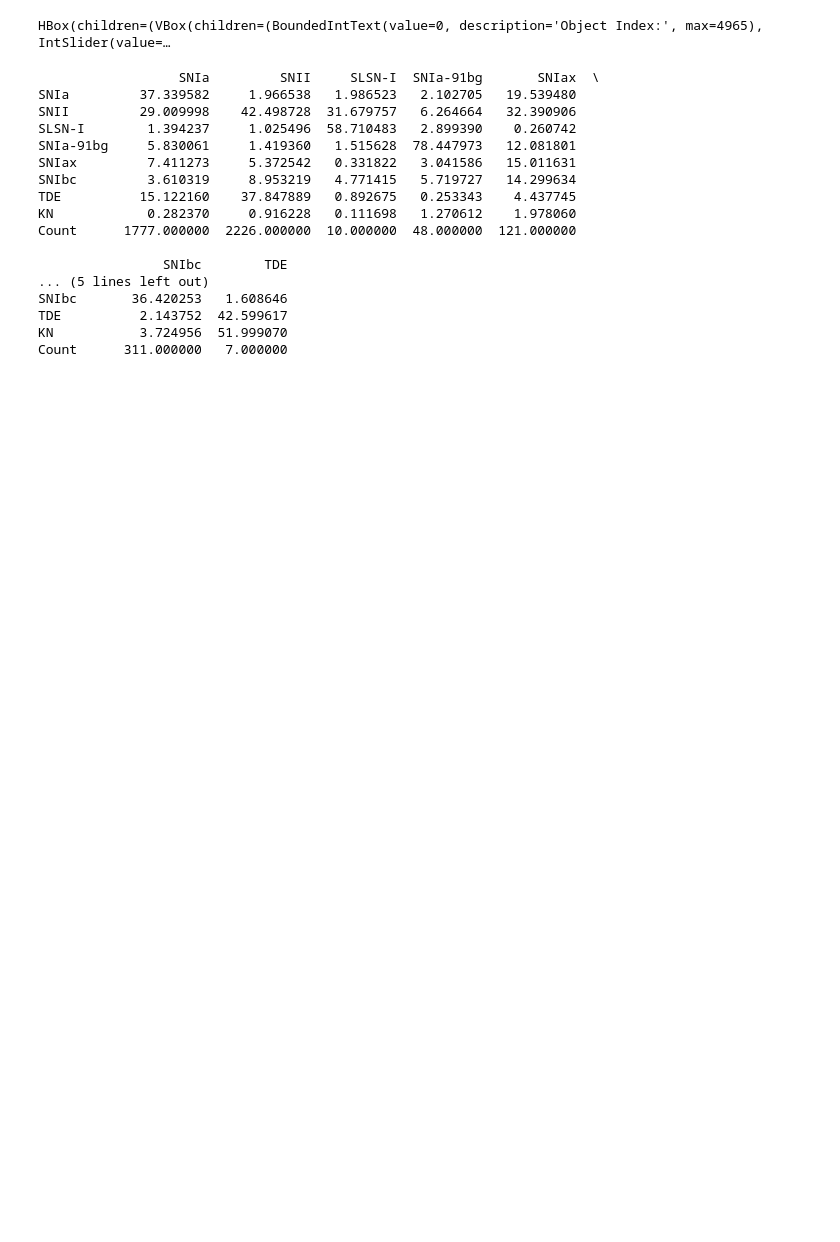
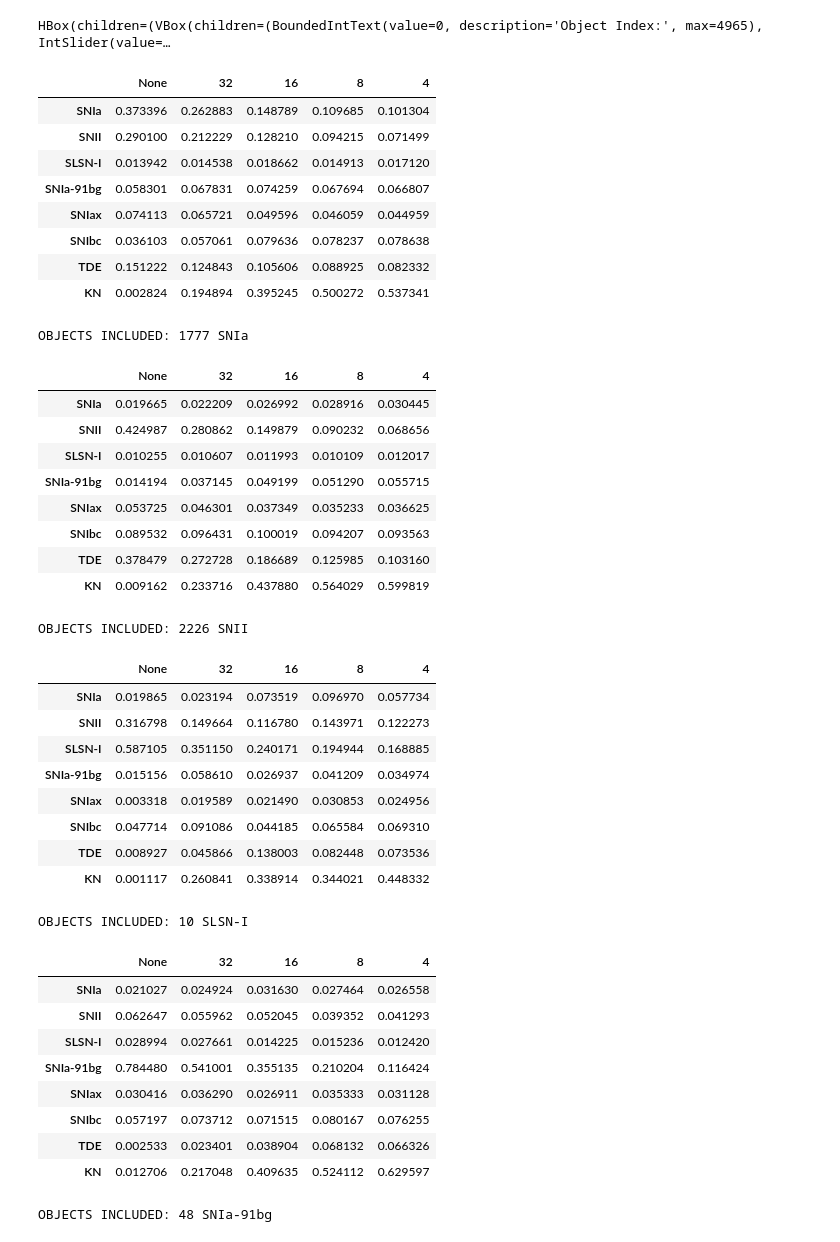
Before and after one commit to johndelker/parsnip_testing, a Jupyter notebook: limitation_testing.ipynb, the cells around one changed output. Saved outputs shown, nothing was run; the diff lists cells and outputs as text; code cells hidden in the pictures; blank space fills up the shorter version.

```diff
--- a/limitation_testing.ipynb
+++ b/limitation_testing.ipynb
@@ -377,22 +404,45 @@ HBox(children=(VBox(children=(BoundedIntText(value=0, description='Object Index:
 # %%
-test_classifications = limitation_test(4500, all_bands)
+test_classifications = limitation_test(4500, all_bands, [32, 16, 8, 4])
-# %%
-print_accuracy(test_classifications)
-# %% [output]
-                  SNIa         SNII     SLSN-I  SNIa-91bg       SNIax  \
-SNIa         37.339582     1.966538   1.986523   2.102705   19.539480
-SNII         29.009998    42.498728  31.679757   6.264664   32.390906
-SLSN-I        1.394237     1.025496  58.710483   2.899390    0.260742
-SNIa-91bg     5.830061     1.419360   1.515628  78.447973   12.081801
-SNIax         7.411273     5.372542   0.331822   3.041586   15.011631
-SNIbc         3.610319     8.953219   4.771415   5.719727   14.299634
-TDE          15.122160    37.847889   0.892675   0.253343    4.437745
-KN            0.282370     0.916228   0.111698   1.270612    1.978060
-Count      1777.000000  2226.000000  10.000000  48.000000  121.000000
-
-                SNIbc        TDE
-... (5 lines left out)
-SNIbc       36.420253   1.608646
-TDE          2.143752  42.599617
-KN           3.724956  51.999070
-Count      311.000000   7.000000
+# %%
+plot_class_grid(test_classifications, class_analyzed = "ALL", max_objects = -1)
+# %% [output]
+|  | None | 32 | 16 | 8 | 4 |
+| SNIa | 0.373396 | 0.262883 | 0.148789 | 0.109685 | 0.101304 |
+| SNII | 0.290100 | 0.212229 | 0.128210 | 0.094215 | 0.071499 |
+| SLSN-I | 0.013942 | 0.014538 | 0.018662 | 0.014913 | 0.017120 |
+| SNIa-91bg | 0.058301 | 0.067831 | 0.074259 | 0.067694 | 0.066807 |
+| SNIax | 0.074113 | 0.065721 | 0.049596 | 0.046059 | 0.044959 |
+| SNIbc | 0.036103 | 0.057061 | 0.079636 | 0.078237 | 0.078638 |
+| TDE | 0.151222 | 0.124843 | 0.105606 | 0.088925 | 0.082332 |
+| KN | 0.002824 | 0.194894 | 0.395245 | 0.500272 | 0.537341 |
+OBJECTS INCLUDED: 1777 SNIa
+|  | None | 32 | 16 | 8 | 4 |
+| SNIa | 0.019665 | 0.022209 | 0.026992 | 0.028916 | 0.030445 |
+| SNII | 0.424987 | 0.280862 | 0.149879 | 0.090232 | 0.068656 |
+| SLSN-I | 0.010255 | 0.010607 | 0.011993 | 0.010109 | 0.012017 |
+| SNIa-91bg | 0.014194 | 0.037145 | 0.049199 | 0.051290 | 0.055715 |
+| SNIax | 0.053725 | 0.046301 | 0.037349 | 0.035233 | 0.036625 |
+| SNIbc | 0.089532 | 0.096431 | 0.100019 | 0.094207 | 0.093563 |
+| TDE | 0.378479 | 0.272728 | 0.186689 | 0.125985 | 0.103160 |
+| KN | 0.009162 | 0.233716 | 0.437880 | 0.564029 | 0.599819 |
+OBJECTS INCLUDED: 2226 SNII
+|  | None | 32 | 16 | 8 | 4 |
+| SNIa | 0.019865 | 0.023194 | 0.073519 | 0.096970 | 0.057734 |
+| SNII | 0.316798 | 0.149664 | 0.116780 | 0.143971 | 0.122273 |
+| SLSN-I | 0.587105 | 0.351150 | 0.240171 | 0.194944 | 0.168885 |
+| SNIa-91bg | 0.015156 | 0.058610 | 0.026937 | 0.041209 | 0.034974 |
+| SNIax | 0.003318 | 0.019589 | 0.021490 | 0.030853 | 0.024956 |
+| SNIbc | 0.047714 | 0.091086 | 0.044185 | 0.065584 | 0.069310 |
+| TDE | 0.008927 | 0.045866 | 0.138003 | 0.082448 | 0.073536 |
+| KN | 0.001117 | 0.260841 | 0.338914 | 0.344021 | 0.448332 |
+OBJECTS INCLUDED: 10 SLSN-I
+|  | None | 32 | 16 | 8 | 4 |
+| SNIa | 0.021027 | 0.024924 | 0.031630 | 0.027464 | 0.026558 |
+| SNII | 0.062647 | 0.055962 | 0.052045 | 0.039352 | 0.041293 |
+| SLSN-I | 0.028994 | 0.027661 | 0.014225 | 0.015236 | 0.012420 |
+| SNIa-91bg | 0.784480 | 0.541001 | 0.355135 | 0.210204 | 0.116424 |
+| SNIax | 0.030416 | 0.036290 | 0.026911 | 0.035333 | 0.031128 |
+| SNIbc | 0.057197 | 0.073712 | 0.071515 | 0.080167 | 0.076255 |
+| TDE | 0.002533 | 0.023401 | 0.038904 | 0.068132 | 0.066326 |
+| KN | 0.012706 | 0.217048 | 0.409635 | 0.524112 | 0.629597 |
+OBJECTS INCLUDED: 48 SNIa-91bg
```
Also changed, not shown: parts of 10 cells of this notebook.
